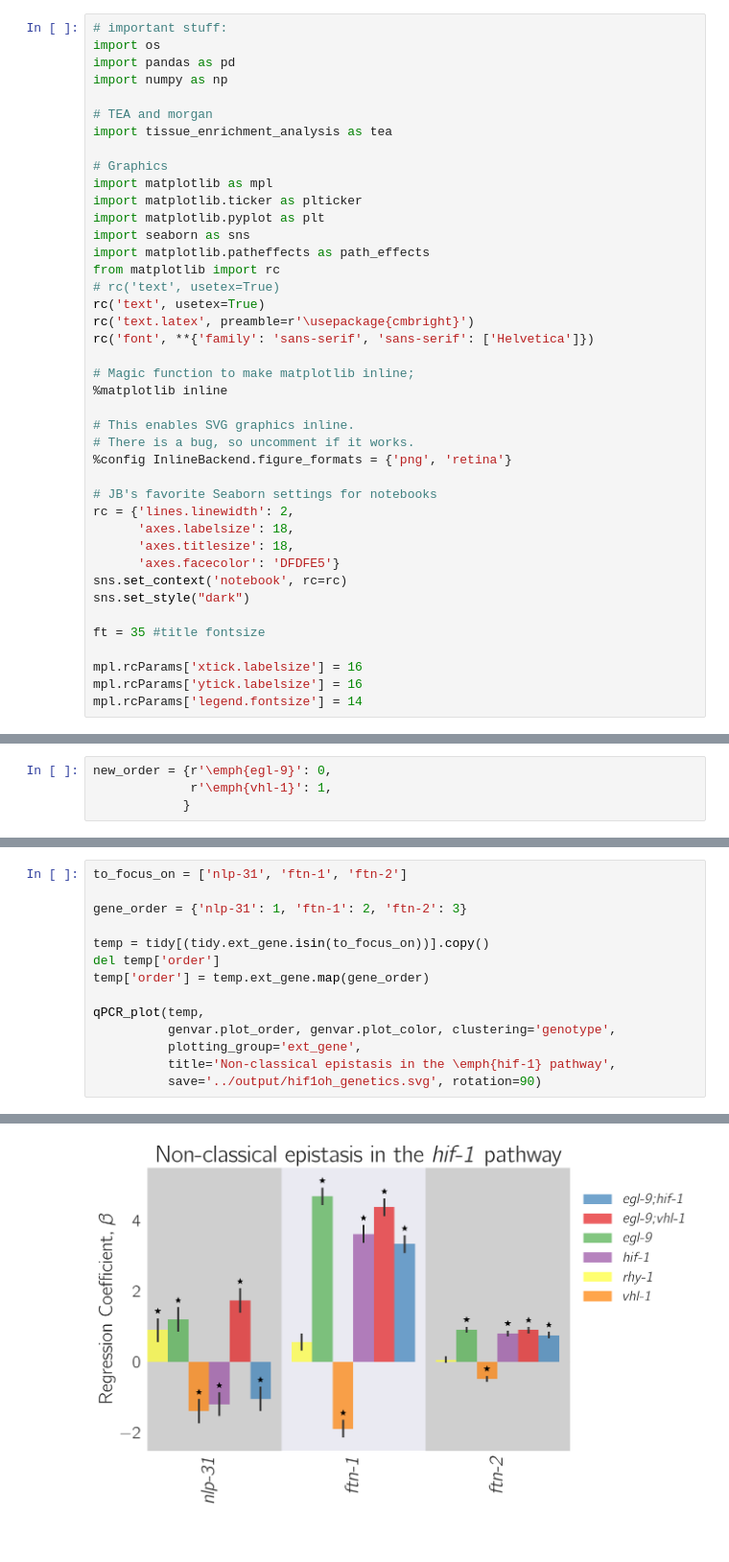
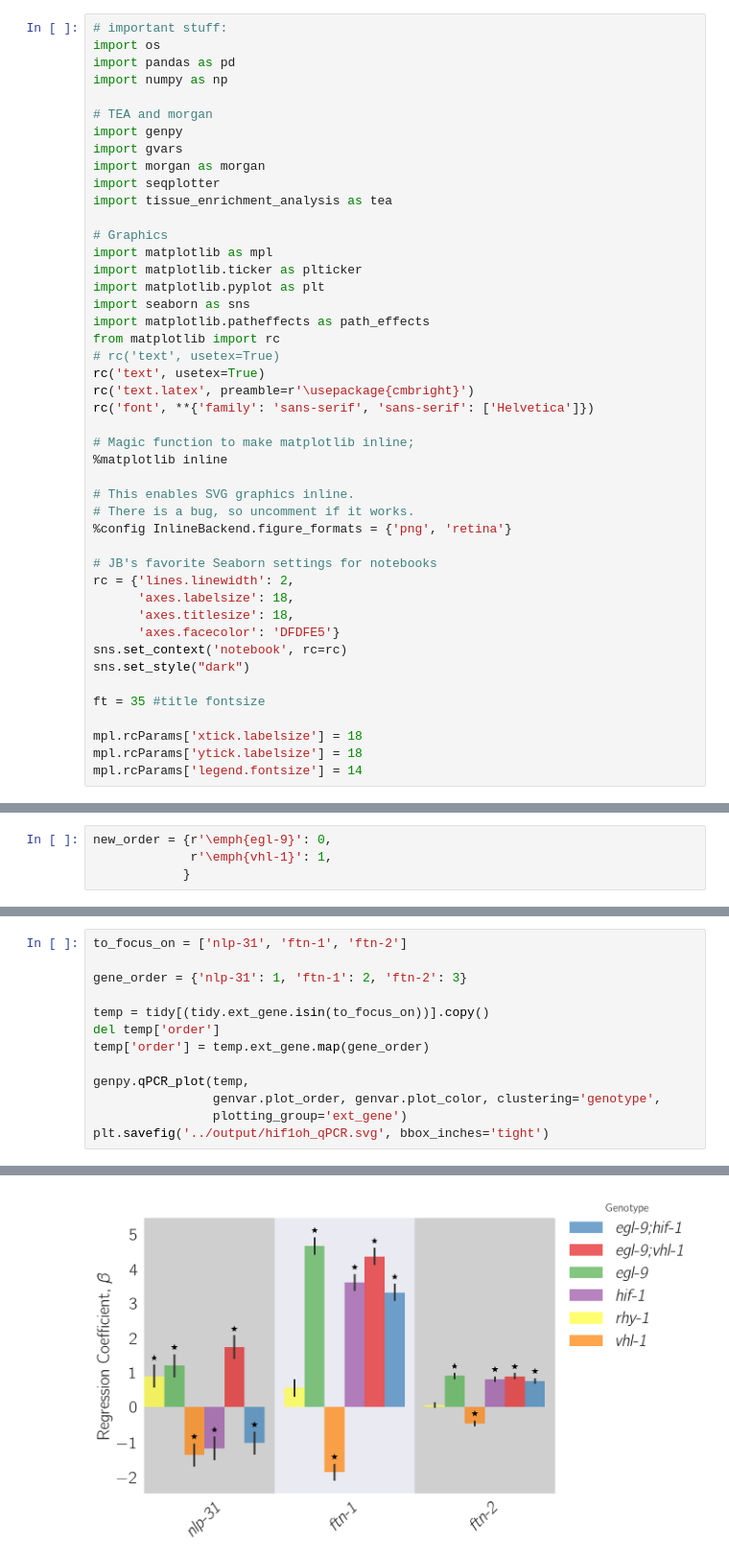
Before and after one commit to WormLabCaltech/mprsq, a Jupyter notebook: src/Hydroxylated Hif-1.ipynb, the cells around one changed output, grey strips where cells are left out. Shown at 96% size. Saved outputs shown, nothing was run; the diff lists cells and outputs as text.

```diff
--- a/src/Hydroxylated Hif-1.ipynb
+++ b/src/Hydroxylated Hif-1.ipynb
@@ -8,6 +8,10 @@ import pandas as pd
 import numpy as np
 
 # TEA and morgan
+import genpy
+import gvars
+import morgan as morgan
+import seqplotter
 import tissue_enrichment_analysis as tea
 
 # Graphics
@@ -39,6 +43,6 @@ sns.set_style("dark")
 
 ft = 35 #title fontsize
 
-mpl.rcParams['xtick.labelsize'] = 16
-mpl.rcParams['ytick.labelsize'] = 16
+mpl.rcParams['xtick.labelsize'] = 18
+mpl.rcParams['ytick.labelsize'] = 18
 mpl.rcParams['legend.fontsize'] = 14
@@ -349,9 +212,8 @@ temp = tidy[(tidy.ext_gene.isin(to_focus_on))].copy()
 del temp['order']
 temp['order'] = temp.ext_gene.map(gene_order)
 
-qPCR_plot(temp,
-          genvar.plot_order, genvar.plot_color, clustering='genotype',
-          plotting_group='ext_gene',
-          title='Non-classical epistasis in the \emph{hif-1} pathway',
-          save='../output/hif1oh_genetics.svg', rotation=90)
+genpy.qPCR_plot(temp,
+                genvar.plot_order, genvar.plot_color, clustering='genotype',
+                plotting_group='ext_gene')
+plt.savefig('../output/hif1oh_qPCR.svg', bbox_inches='tight')
 # %% [output]
@@ -359 +220 @@ figure saved
-[figure, old version]
+[figure, new version]
```
Also changed, not shown: parts of 11 cells of this notebook, 59 other files.
